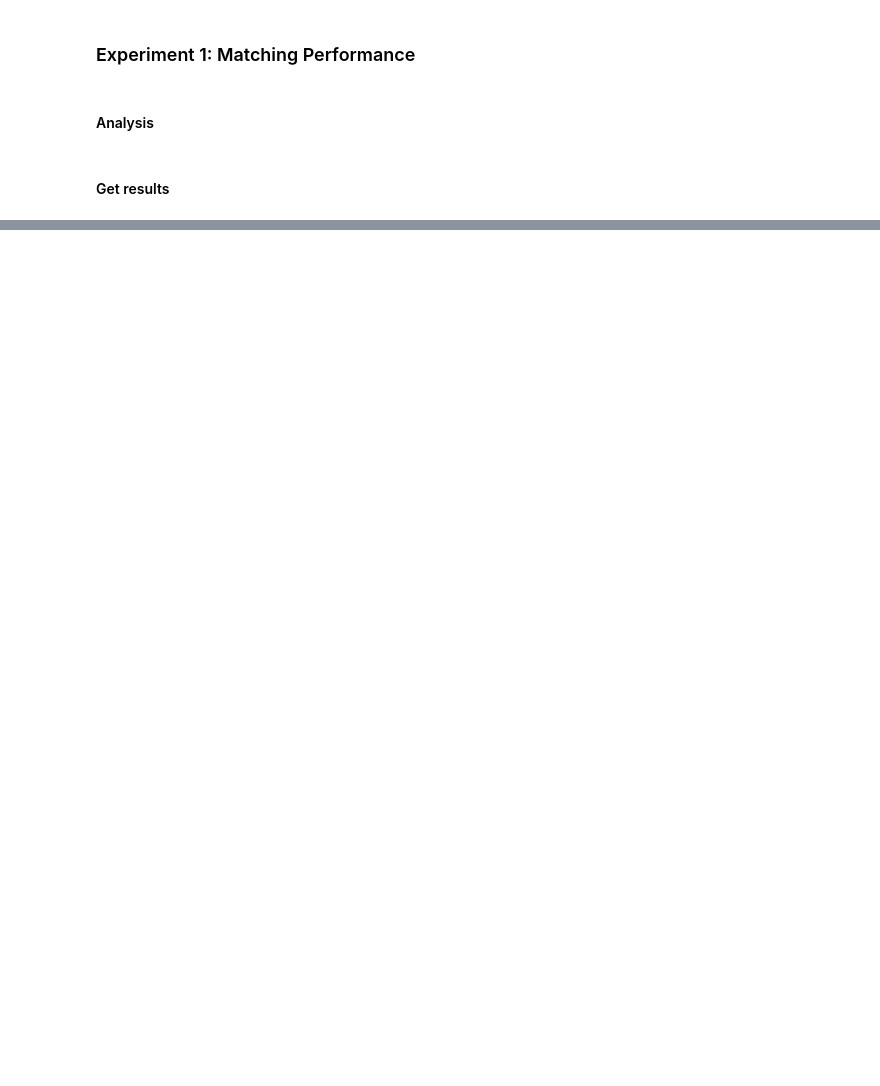
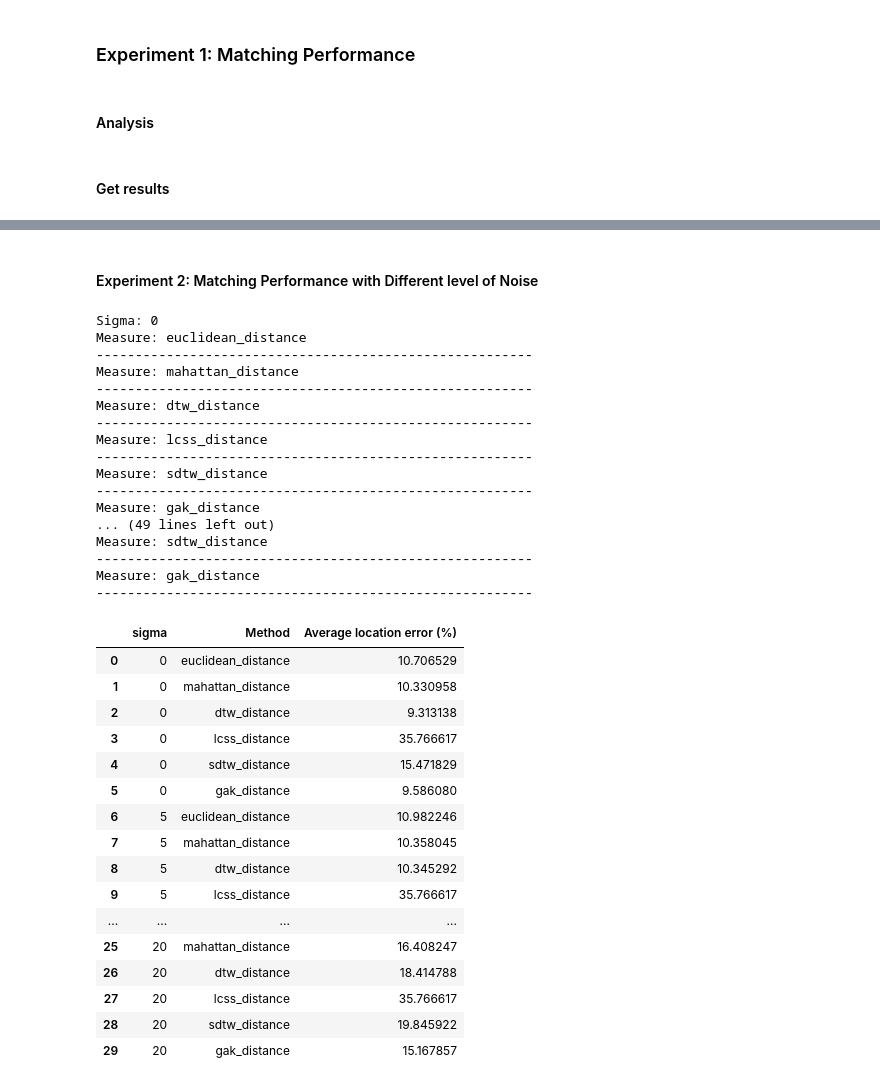
Before and after one commit to SunHaotian14/Qetch_Plus, a Jupyter notebook: Crowd-Study Data/Experiment.ipynb, the cells around one changed output, grey strips where cells are left out. Cells and saved outputs as stored; diff of their text form; code cells hidden in the pictures; blank space fills up the shorter version.

Commit message:
add experiment on noise

```diff
--- a/Crowd-Study Data/Experiment.ipynb
+++ b/Crowd-Study Data/Experiment.ipynb
@@ -347,0 +250,57 @@ Time elasped: 24.931681156158447 seconds
+# %% [markdown]
+#### Experiment 2: Matching Performance with Different level of Noise
+# %%
+measures = [euclidean_distance, mahattan_distance, dtw_distance, lcss_distance, sdtw_distance, gak_distance]
+# measures = [euclidean_distance]
+d = {'sigma':[], 'Method':[], 'Average location error (%)':[]}
+sigmas = [0, 0.1, 0.2, 0.3, 1]
+sigmas = [0,  5, 10, 15, 20]
+for sigma in sigmas:
+    print(f"Sigma: {sigma}")
+    # ori_data_X = [x + np.random.normal(0, sigma, x.shape) for x in ori_data_X]
+    ori_data_X = [x + np.random.randn(*x.shape) * sigma / 100 * np.std(x) for x in ori_data_X]
+    for measure in measures:
+        print(f"Measure: {measure.__name__}")
+        d['sigma'].append(sigma)
+        d['Method'].append(measure.__name__)
+        results = pointwise_exp(ori_data_X, ori_data_y, sketch_X, measure)
+        df = analyze_results(results, plot = False, show_table = False)
+        d['Average location error (%)'].append(df.iloc[:,3].mean())
+        print('--------------------------------------------------------')
+df = pd.DataFrame(d)
+display(df)
+# %% [output]
+Sigma: 0
+Measure: euclidean_distance
+--------------------------------------------------------
+Measure: mahattan_distance
+--------------------------------------------------------
+Measure: dtw_distance
+--------------------------------------------------------
+Measure: lcss_distance
+--------------------------------------------------------
+Measure: sdtw_distance
+--------------------------------------------------------
+Measure: gak_distance
+... (49 lines left out)
+Measure: sdtw_distance
+--------------------------------------------------------
+Measure: gak_distance
+--------------------------------------------------------
+|  | sigma | Method | Average location error (%) |
+| 0 | 0 | euclidean_distance | 10.706529 |
+| 1 | 0 | mahattan_distance | 10.330958 |
+| 2 | 0 | dtw_distance | 9.313138 |
+| 3 | 0 | lcss_distance | 35.766617 |
+| 4 | 0 | sdtw_distance | 15.471829 |
+| 5 | 0 | gak_distance | 9.586080 |
+| 6 | 5 | euclidean_distance | 10.982246 |
+| 7 | 5 | mahattan_distance | 10.358045 |
+| 8 | 5 | dtw_distance | 10.345292 |
+| 9 | 5 | lcss_distance | 35.766617 |
+| ... | ... | ... | ... |
+| 25 | 20 | mahattan_distance | 16.408247 |
+| 26 | 20 | dtw_distance | 18.414788 |
+| 27 | 20 | lcss_distance | 35.766617 |
+| 28 | 20 | sdtw_distance | 19.845922 |
+| 29 | 20 | gak_distance | 15.167857 |
```
Also changed, not shown: parts of 4 cells of this notebook.
